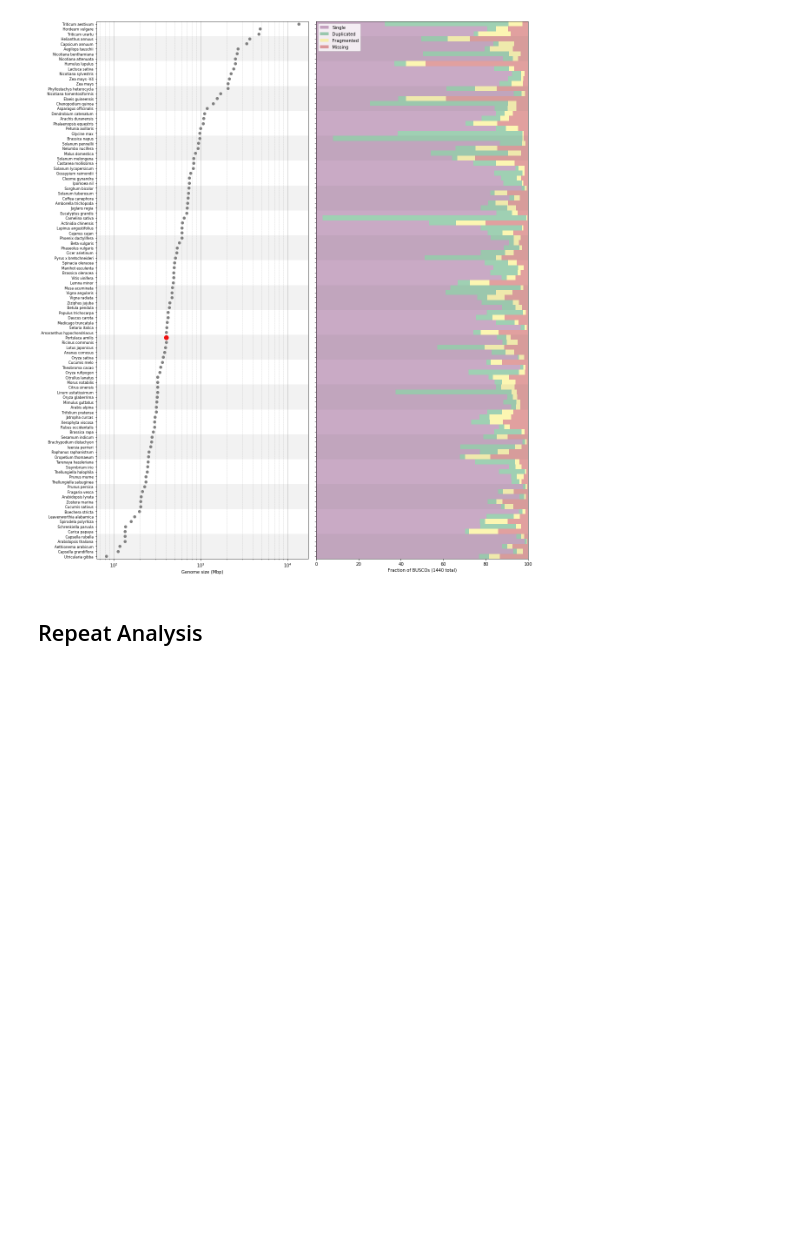
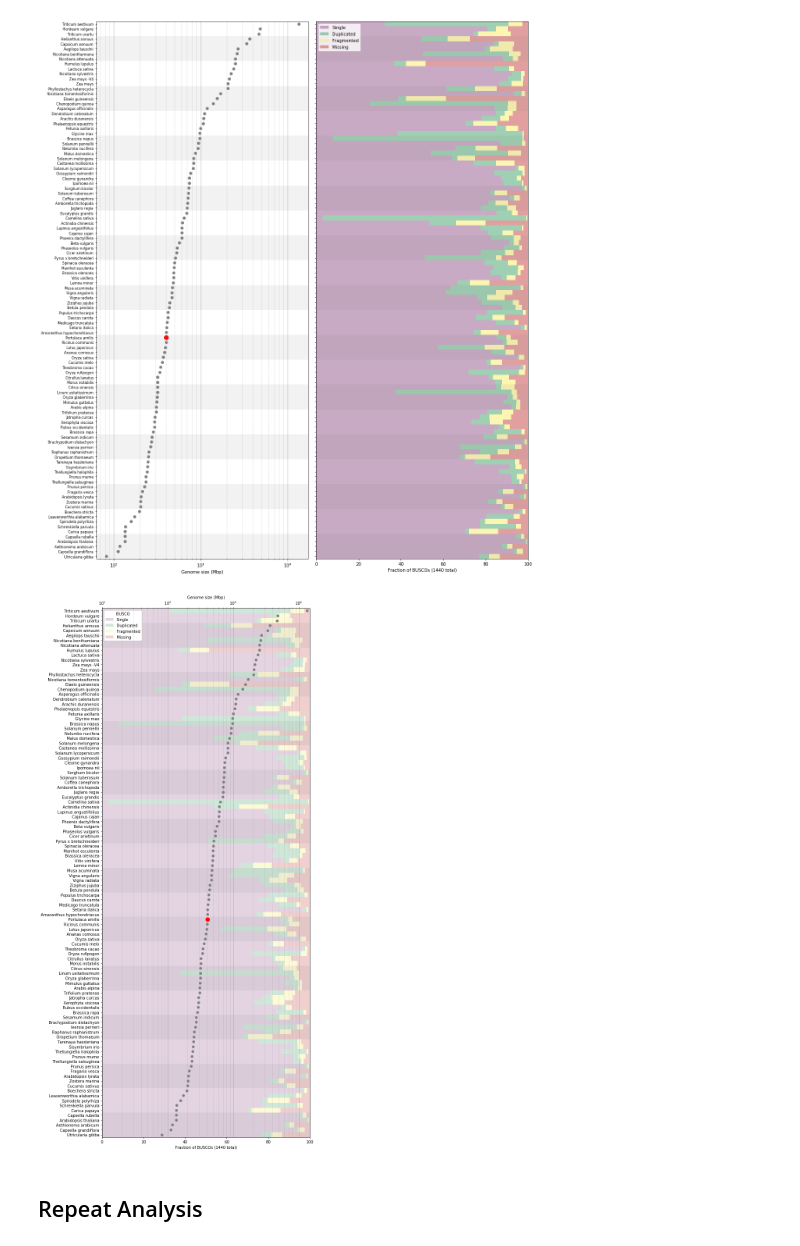
Before and after one commit to Yale-EEB723/finalproject, a Jupyter notebook: Notebooks/Genome_statistics.ipynb, the cells around one changed output. Drawn from its saved outputs; the diff is of its cells as text; code cells hidden in the pictures; blank space fills up the shorter version.

Commit message:
Update Gsize.BUSCO.PDF

```diff
--- a/Notebooks/Genome_statistics.ipynb
+++ b/Notebooks/Genome_statistics.ipynb
@@ -85,6 +85,47 @@ plt.tight_layout()
 # plt.savefig("../Figures/Gsize.BUSCO.pdf", dpi = 100, transparent=True)
 # %% [output]
 [figure]
+# %%
+fig, ax = plt.subplots(figsize=(10,20), sharey=True)
+
+buscolors = list(islice(cycle(['xkcd:purplish', 'xkcd:greenish', 'xkcd:yellowish', 'xkcd:reddish']), None, len(bysize)))
+
+bysize = angiogenomes.sort_values(by="Size (Mb)").reset_index()
+bysize[["Single", "Duplicated", "Fragmented", "Missing"]].plot.barh(stacked=True, ax = ax,
+    align="center", width=1, color=buscolors, alpha=0.25)
+
+for i in range(0, 110, 10):
+    ax.axhspan(i-0.5, i+4.5, facecolor='grey', alpha=0.1)
+
+ax.set_axisbelow(True)
+ax.set_xlim([0,100])
+ax.set_xlabel("Fraction of BUSCOs (1440 total)")
+
+ax2 = ax.twiny()
+[line.set_zorder(3) for line in ax2.lines]
+ax2.scatter(x=bysize["Size (Mb)"], y=range(len(angiogenomes)), color="grey")
+ax2.scatter(x=bysize[bysize["Species"]=="Portulaca amilis"]["Size (Mb)"],
+            y=bysize[bysize["Species"]=="Portulaca amilis"].index[0],
+            c="red", s=100)
+
+ax2.set_axisbelow(True)
+ax2.grid(axis= "x", which='major', linestyle='-', linewidth='0.5', color='grey', zorder=102)
+ax2.grid(axis= "x", which='minor', linestyle=':', linewidth='0.5', color='grey', zorder=102)
+ax2.set_yticks(range(len(angiogenomes)))
+ax2.set_yticklabels(angiogenomes.sort_values(by="Size (Mb)")["Species"], size=8)
+ax2.set_ylim([-0.5, len(angiogenomes)-0.5])
+ax2.set_xlim([10, bysize["Size (Mb)"].max()*1.1])
+ax2.semilogx()
+ax2.set_xlabel("Genome size (Mbp)")
+
+legend = ax.legend(fancybox=True, title="BUSCO")
+legend.get_frame().set_facecolor('white')
+legend.get_frame().set_alpha(1.0)
+
+plt.tight_layout()
+plt.savefig("../Figures/Gsize.BUSCO.pdf", dpi = 100, transparent=True)
+# %% [output]
+[figure, added]
 # %% [markdown]
 ## Repeat Analysis
 # %%
```
Also changed, not shown: 1 other file.
